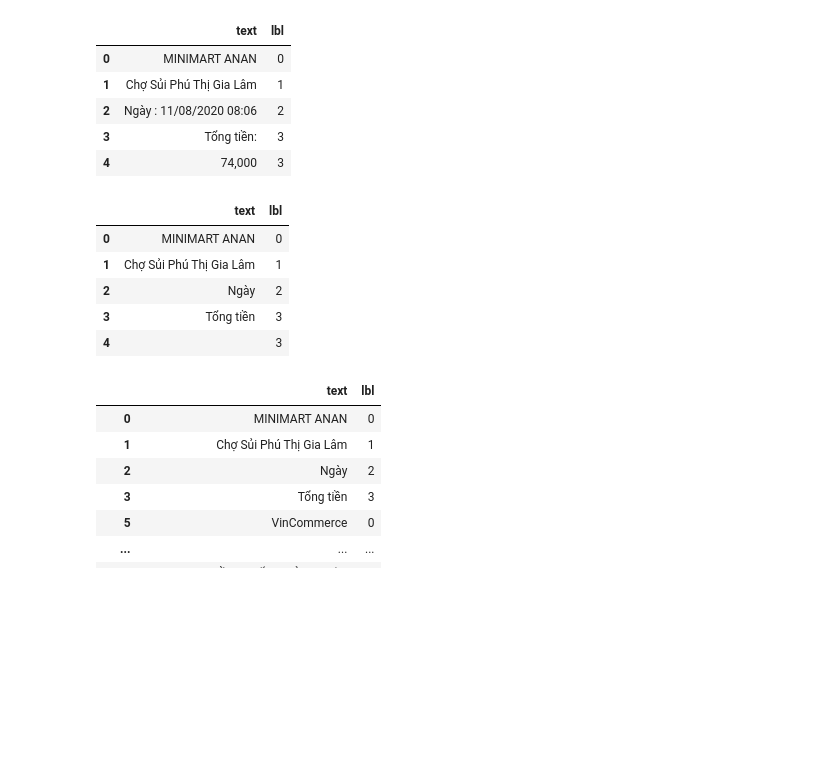
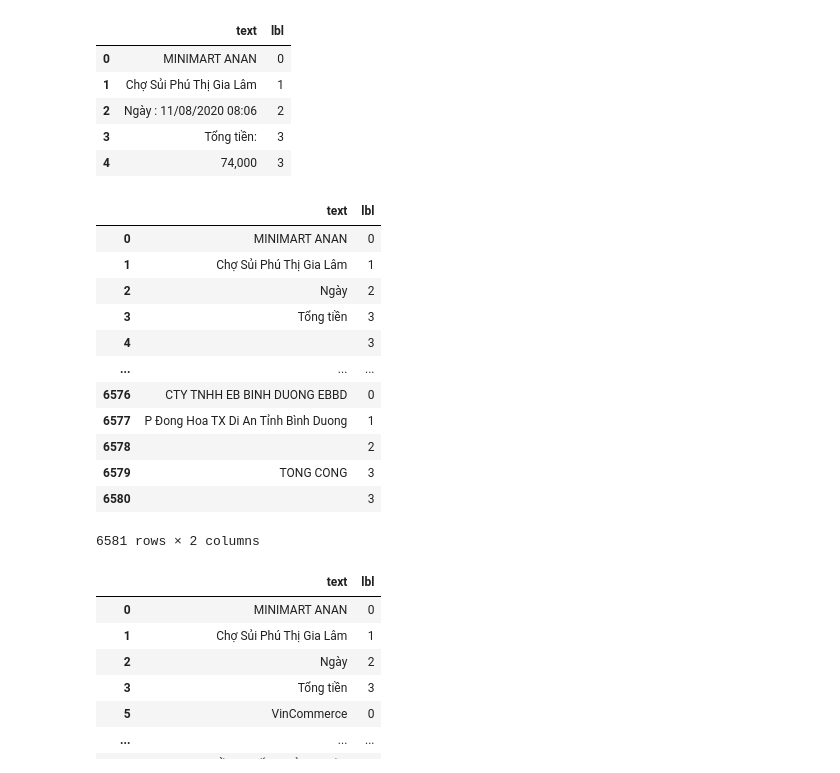
Before and after one commit to kaylode/vietnamese-ocr-toolbox, a Jupyter notebook: retrieval/heuristic/eda.ipynb, the cells around one changed output. Cells and saved outputs as stored; diff of their text form; code cells hidden in the pictures; blank space fills up the shorter version.

Commit message:
update clean data

```diff
--- a/retrieval/heuristic/eda.ipynb
+++ b/retrieval/heuristic/eda.ipynb
@@ -43,15 +43,22 @@ df.head()
 | 3 | Tổng tiền: | 3 |
 | 4 | 74,000 | 3 |
 # %%
-df['text'] = df['text'].apply(clean).str.split().apply(stripclean)
-df.head()
+df['text'] = df[df['text']!=1]['text'].apply(clean).str.split().apply(stripclean)
+df
 # %% [output]
 |  | text | lbl |
 | 0 | MINIMART ANAN | 0 |
 | 1 | Chợ Sủi Phú Thị Gia Lâm | 1 |
 | 2 | Ngày | 2 |
 | 3 | Tổng tiền | 3 |
 | 4 |  | 3 |
+| ... | ... | ... |
+| 6576 | CTY TNHH EB BINH DUONG EBBD | 0 |
+| 6577 | P Đong Hoa TX Di An Tỉnh Bình Duong | 1 |
+| 6578 |  | 2 |
+| 6579 | TONG CONG | 3 |
+| 6580 |  | 3 |
+6581 rows × 2 columns
 # %%
 df = df[df['text']!='']
 df
```
Also changed, not shown: parts of 1 cell of this notebook, 6 other files.
